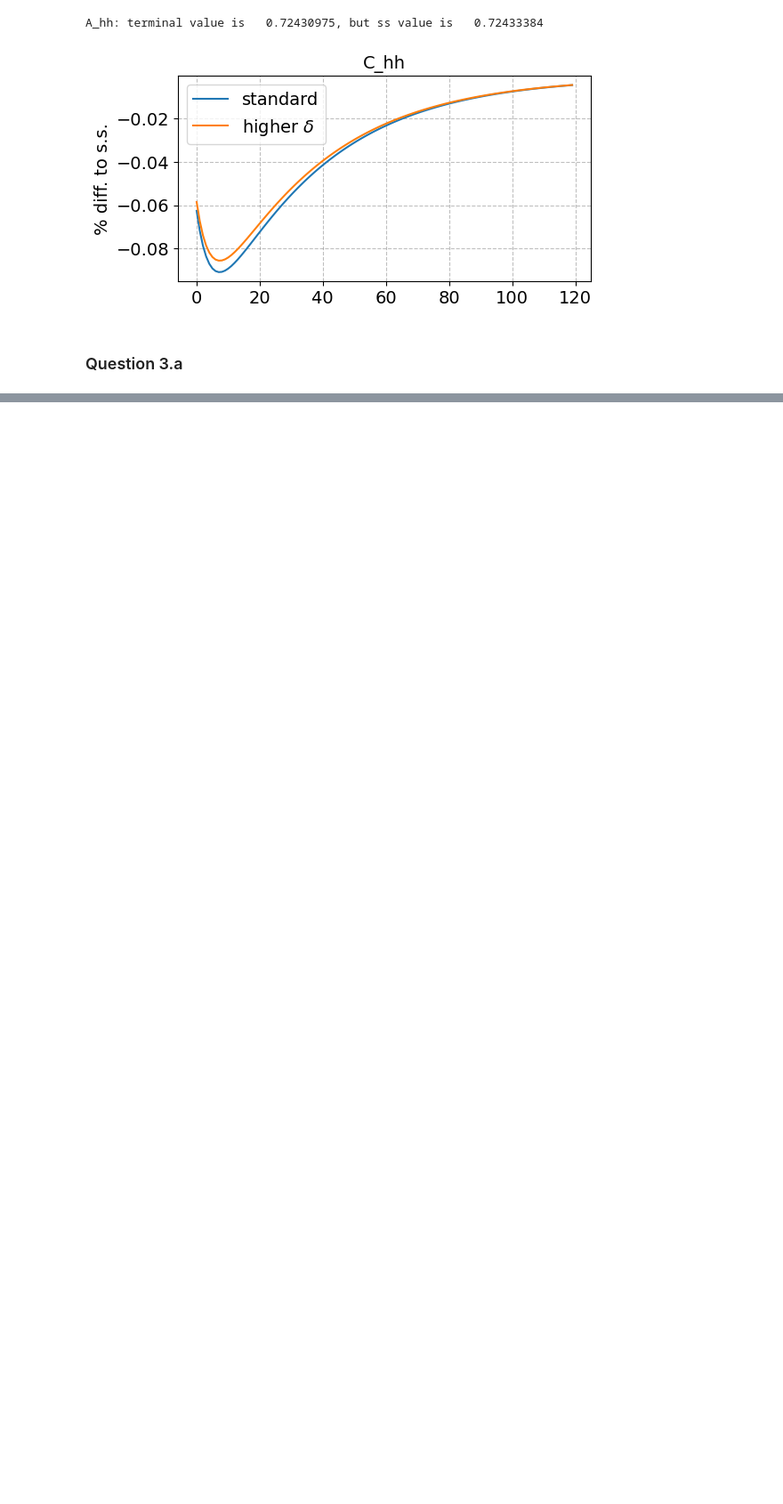
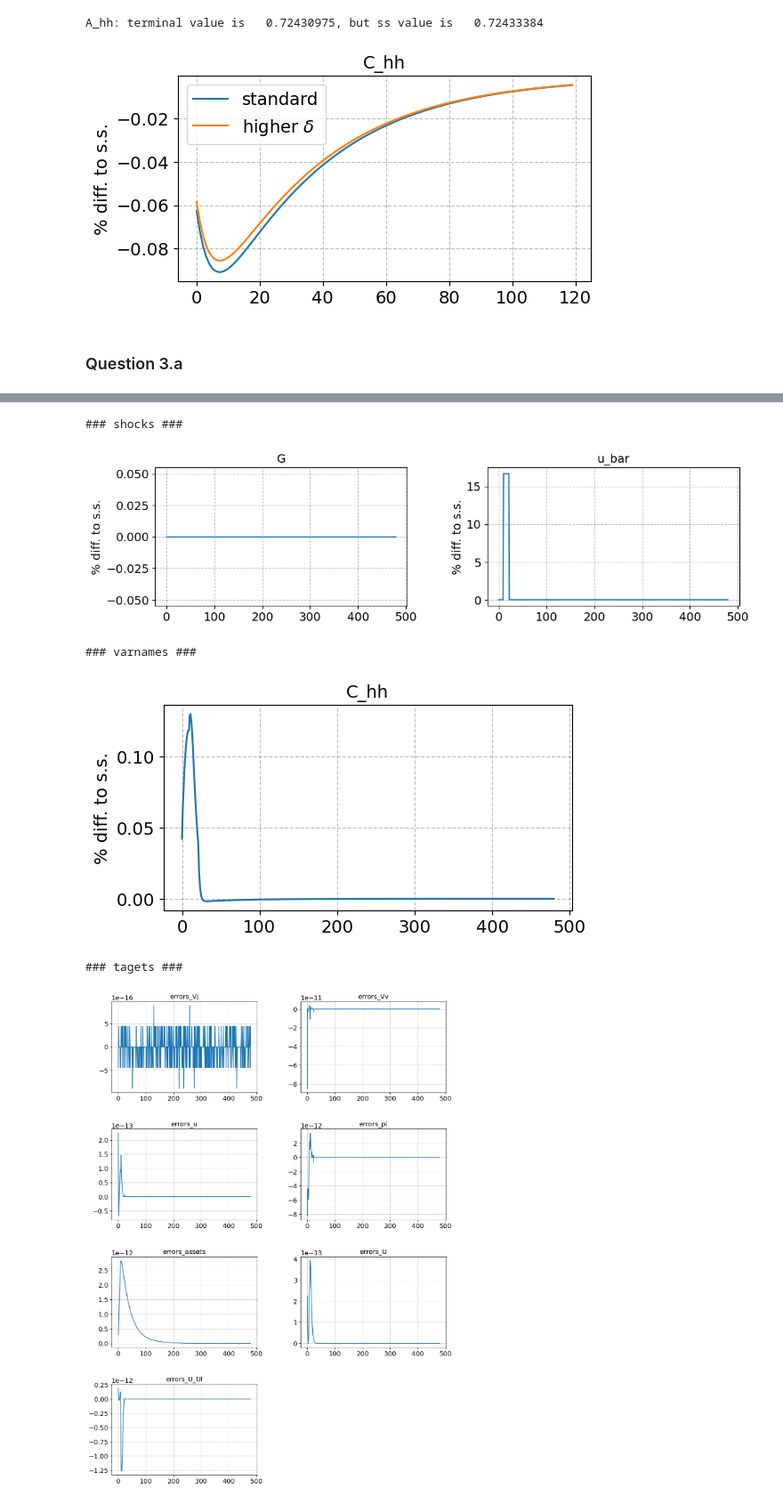
Before and after one commit to tbk642/Macro_exam, a Jupyter notebook: HANK-SAM.ipynb, the cells around one changed output, grey strips where cells are left out. Shown at 89% size. Saved outputs shown, nothing was run; the diff lists cells and outputs as text; code cells hidden in the pictures; blank space fills up the shorter version.

```diff
--- a/HANK-SAM.ipynb
+++ b/HANK-SAM.ipynb
@@ -474,0 +466,5 @@ MemoryError: Unable to allocate 75.5 MiB for an array with shape (1000, 3, 11, 3
+# %%
+model5 = HANKSAMModelClass(name='test')
+model5.find_ss()
+model5.compute_jacs()
+model5.find_transition_path(shocks=['u_bar'],do_print=False)
@@ -474,0 +503,9 @@ MemoryError: Unable to allocate 75.5 MiB for an array with shape (1000, 3, 11, 3
+# %%
+model5.show_IRFs(varnames=['C_hh'],ncols=2)
+# %% [output]
+### shocks ###
+[figure, added]
+### varnames ###
+[figure, added]
+### tagets ###
+[figure, added]
```
Also changed, not shown: parts of 15 cells of this notebook, 3 other files.
